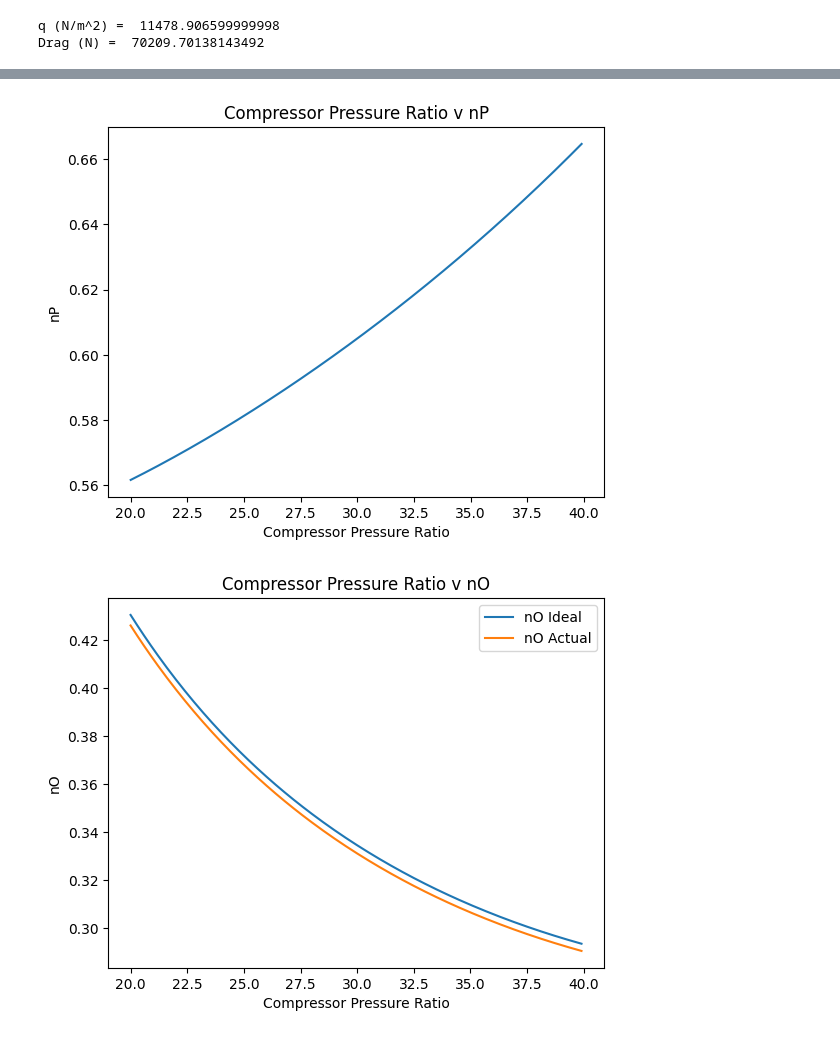
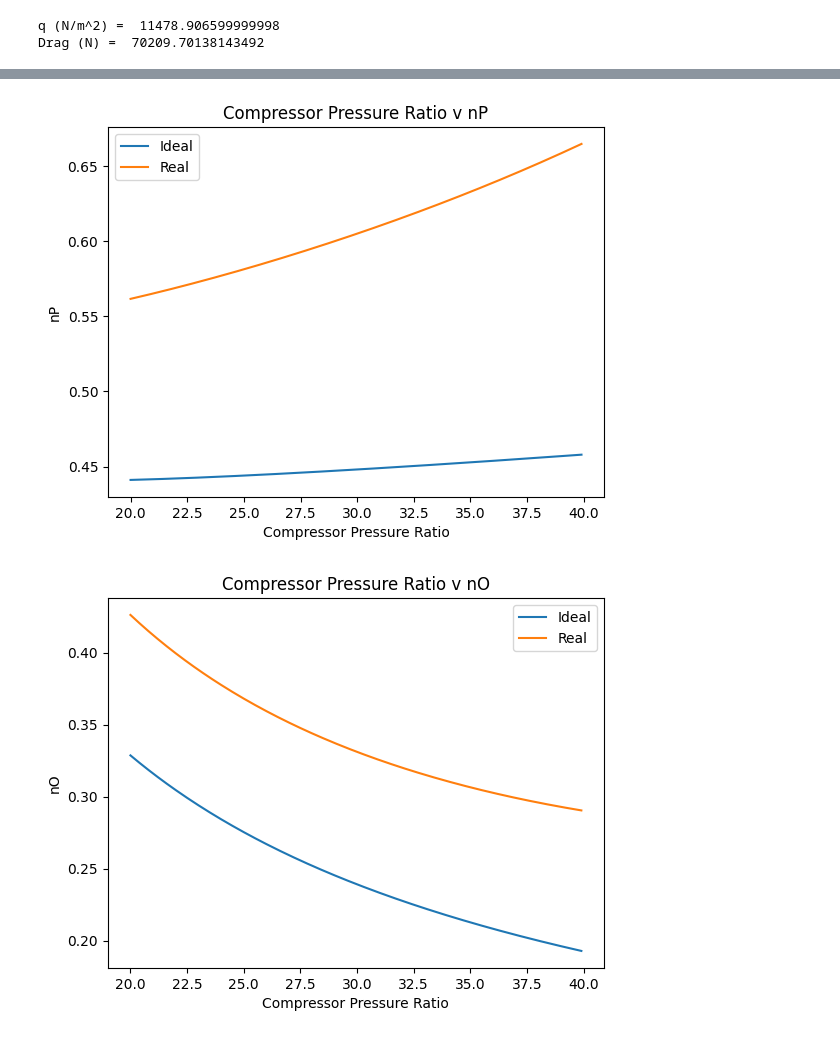
Before and after one commit to kavourbm/AEEM4063-Team15, a Jupyter notebook: Part B.ipynb, the cells around one changed output, grey strips where cells are left out. Saved outputs shown, nothing was run; the diff lists cells and outputs as text; code cells hidden in the pictures.

```diff
--- a/Part B.ipynb
+++ b/Part B.ipynb
@@ -149,7 +149,7 @@ def EngineIdeal(bypass,fpr,cpr):
 
     fmnot = F/mdot
 
-    return np.array([fmnot,TSFCideal,fideal,fideal,nTideal,nP,nOideal])
+    return np.array([fmnot,TSFCideal,fideal,nTideal,nP,nOideal])
 # %%
 # Fan (Compressor)
 
@@ -288,16 +288,22 @@ bypassvariedresultsideal = np.array(EngineIdeal(5,fpr,cpr))
 for i in bypassratios:
     bypassvariedresultsideal = np.vstack((bypassvariedresultsideal,EngineIdeal(i,fpr,cpr)))
 
+bypassvariedresultsreal = np.array(EngineReal(5,fpr,cpr))
+
+for i in bypassratios:
+    bypassvariedresultsreal = np.vstack((bypassvariedresultsreal,EngineReal(i,fpr,cpr)))
+
 bypassratios = np.arange(5,21,0.1)
 
 it = 0
 
 names = np.array(['F/m_o','TSFC','f','nT','nP','nO'])
 
-while it < 10:
-    plt.plot(bypassratios,bypassvariedresultsideal[:,it])
+while it < 6:
+    plt.plot(bypassratios,bypassvariedresultsideal[:,it],'-',bypassratios,bypassvariedresultsreal[:,it],'-')
     plt.xlabel('Bypass Ratio')
     plt.ylabel(names[it])
+    plt.legend(['Ideal','Real'])
     plt.title('Bypass Ratio v '+names[it])
     plt.show()
 
@@ -358,34 +355,27 @@ bpr = 10
 fpr = 1.5
 cpr = np.arange(20.1,40,0.1)
 
-cprresults = np.array(Engine(bpr,fpr,20))
+cprideal = np.array(EngineIdeal(bpr,fpr,20))
 
 for i in cpr:
-    cprresults = np.vstack((cprresults,Engine(bpr,fpr,i)))
+    cprideal = np.vstack((cprideal,EngineIdeal(bpr,fpr,i)))
+
+cprreal = np.array(EngineReal(bpr,fpr,20))
+
+for i in cpr:
+    cprreal = np.vstack((cprreal,EngineReal(bpr,fpr,i)))
 
 cpr = np.arange(20,40,0.1)
 
 it = 0
 
-names = np.array(['F/m_o','TSFC Ideal','TSFC Actual','f Ideal','f Actual','nT Ideal','nT Actual','nP','nO Ideal','nO Actual'])
-names2 = np.array(['F/m_o','TSFC','TSFC','f','f','nT','nT','nP','nO','nO'])
+while it < 6:
+    plt.plot(cpr,cprideal[:,it],'-',cpr,cprreal[:,it],'-')
+    plt.xlabel('Compressor Pressure Ratio')
+    plt.ylabel(names[it])
+    plt.legend(['Ideal','Real'])
+    plt.title('Compressor Pressure Ratio v '+names[it])
+    plt.show()
 
-while it < 10:
-    if it == 1 or it == 3 or it == 5 or it == 8:
-        plt.plot(cpr,cprresults[:,it],'-',cpr,cprresults[:,it+1],'-')
-        plt.xlabel('Compressor Pressure Ratio')
-        plt.ylabel(names2[it])
-        plt.legend([names[it],names[it+1]])
-        plt.title('Compressor Pressure Ratio v '+names2[it])
-        plt.show()
-
-        it += 2
-    else:
-        plt.plot(cpr,cprresults[:,it])
-        plt.xlabel('Compressor Pressure Ratio')
-        plt.ylabel(names[it])
-        plt.title('Compressor Pressure Ratio v '+names[it])
-        plt.show()
-
-        it += 1
+    it += 1
 # %% [output]
@@ -396,2 +386,2 @@ while it < 10:
-[figure, old version]
+[figure, new version]
-[figure, old version]
+[figure, new version]
```
Also changed, not shown: parts of 3 cells of this notebook.
